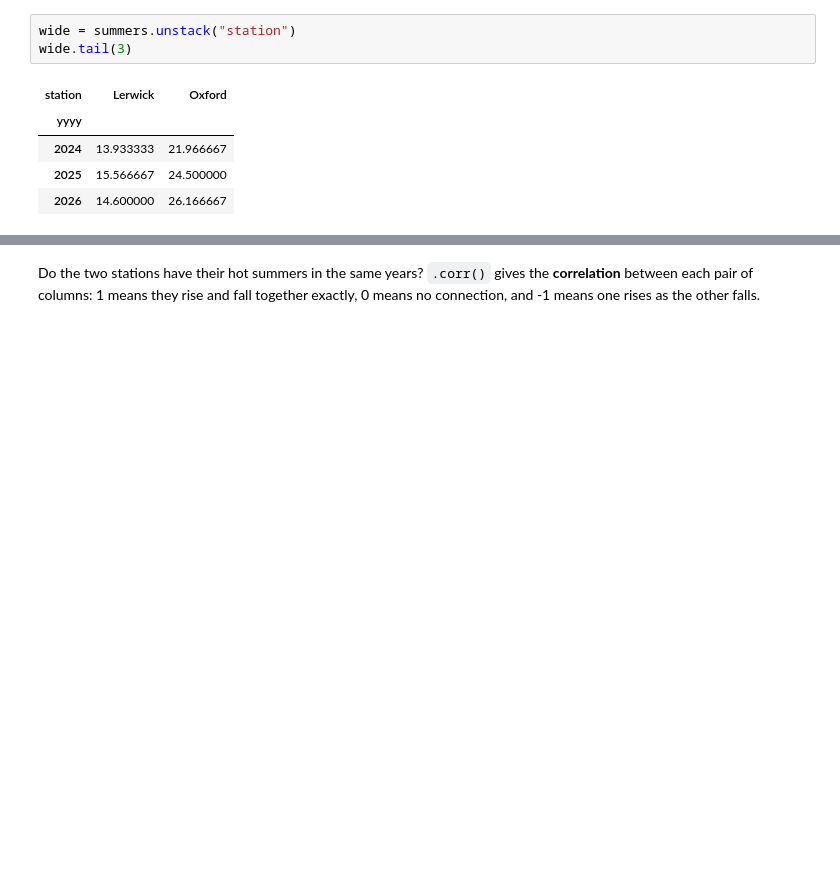
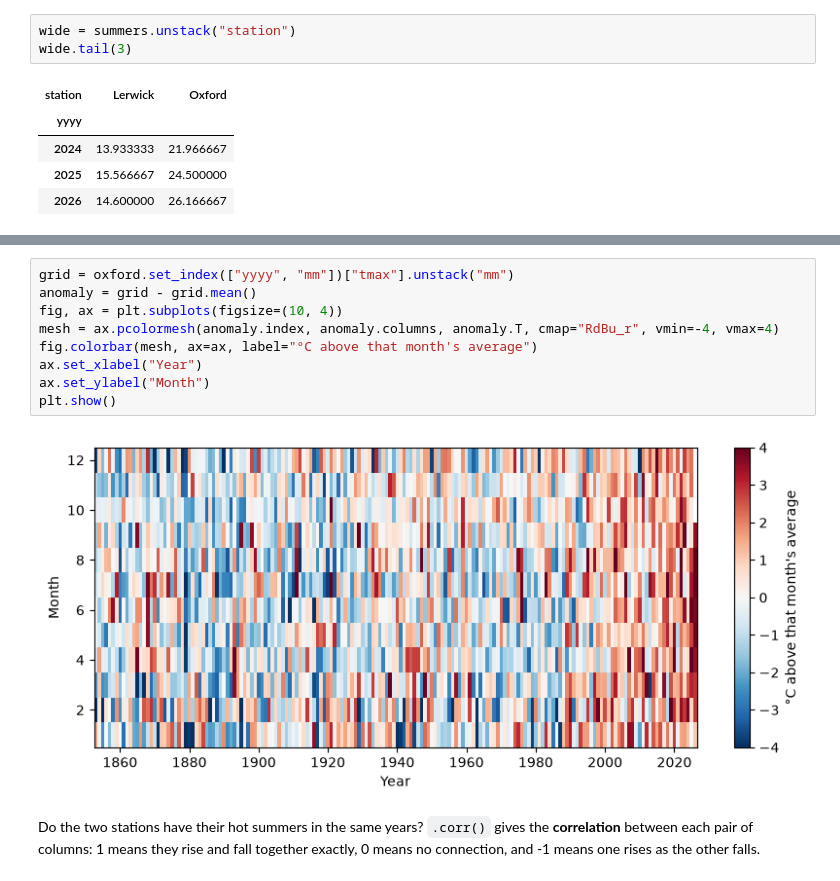
Before and after one commit to cafoala/cfrr-python-for-data-analysis, a Jupyter notebook: instructor/day2_demo.ipynb, the cells around one changed output, grey strips where cells are left out. Saved outputs shown, nothing was run; the diff lists cells and outputs as text; blank space fills up the shorter version.

```diff
--- a/instructor/day2_demo.ipynb
+++ b/instructor/day2_demo.ipynb
@@ -616,3 +640,14 @@ wide.tail(3)
+# %%
+grid = oxford.set_index(["yyyy", "mm"])["tmax"].unstack("mm")
+anomaly = grid - grid.mean()
+fig, ax = plt.subplots(figsize=(10, 4))
+mesh = ax.pcolormesh(anomaly.index, anomaly.columns, anomaly.T, cmap="RdBu_r", vmin=-4, vmax=4)
+fig.colorbar(mesh, ax=ax, label="°C above that month's average")
+ax.set_xlabel("Year")
+ax.set_ylabel("Month")
+plt.show()
+# %% [output]
+[figure, added]
 # %% [markdown]
 Do the two stations have their hot summers in the same years? `.corr()` gives the **correlation** between each pair of columns: 1 means they rise and fall together exactly, 0 means no connection, and -1 means one rises as the other falls.
 # %%
```
Also changed, not shown: parts of 4 cells of this notebook.
